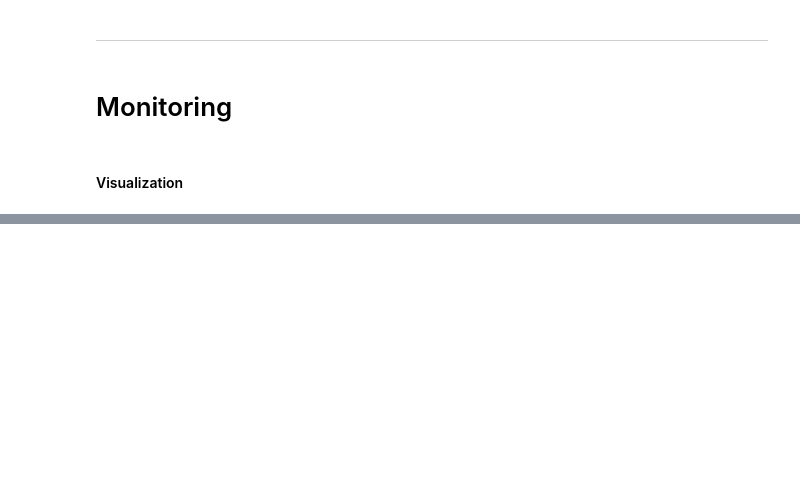
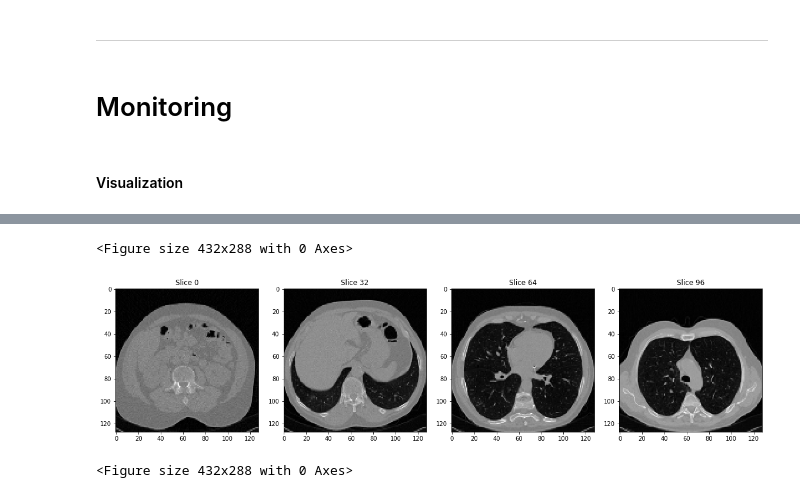
Before and after one commit to shahineb/deep_deformable_registration, a Jupyter notebook: bin/dashboard.ipynb, the cells around one changed output, grey strips where cells are left out. Cells and saved outputs as stored; diff of their text form; code cells hidden in the pictures; blank space fills up the shorter version.

```diff
--- a/bin/dashboard.ipynb
+++ b/bin/dashboard.ipynb
@@ -114,15 +116,15 @@ config.set_input_shape(input_shape)
 # %% [markdown]
 __Losses :__
 # %%
-losses = [reg_losses.registration_loss, klosses.mean_absolute_error, klosses.mean_absolute_error]
-loss_weights = [1., 1e-5, 1e-5]
+losses = [klosses.mean_squared_error, klosses.mean_absolute_error, klosses.mean_absolute_error]
+loss_weights = [1., 1e-6, 1e-6]
 
 config.set_losses(losses)
 config.set_loss_weights(loss_weights)
 # %% [markdown]
 __Optimizer :__
 # %%
-optimizer = koptimizers.Adam(lr=1e-2, decay=1e-5)
+optimizer = koptimizers.Adam(lr=1e-3, decay=1e-6)
 config.set_optimizer(optimizer)
 # %% [markdown]
 __Callbacks :__
@@ -142,8 +144,8 @@ config.set_callbacks(callbacks)
 # %% [markdown]
 __Training scope :__
 # %%
-epochs = 100
-steps_per_epoch = 50
+epochs = 300
+steps_per_epoch = 100
 
 config.set_epochs(epochs)
 config.set_steps_per_epoch(steps_per_epoch)
@@ -171,7 +173,7 @@ train_ids = pd.read_csv(train_ids_path).values.squeeze()
 scans_ids = random.choices(train_ids, k=2)
 
 preproc_gen = loader.preprocess_scans(scans_ids, *input_shape)
-src = next(preproc_gen)[0][np.newaxis, :, :, :, np.newaxis]
-tgt = next(preproc_gen)[0][np.newaxis, :, :, :, np.newaxis]
+src_tr = next(preproc_gen)[0][np.newaxis, :, :, :, np.newaxis]
+tgt_tr = next(preproc_gen)[0][np.newaxis, :, :, :, np.newaxis]
 
-[pred_tgt, _, __] = model.predict([src, tgt])
+[pred_tgt_tr, _, __] = model.predict([src_tr, tgt_tr])
@@ -180,0 +180,6 @@ tgt = next(preproc_gen)[0][np.newaxis, :, :, :, np.newaxis]
+# %%
+handler.display_n_slices(src_tr.squeeze(), n=4)
+# %% [output]
+<Figure size 432x288 with 0 Axes>
+[figure, added]
+<Figure size 432x288 with 0 Axes>
```
Also changed, not shown: parts of 17 cells of this notebook, 3 other files.
